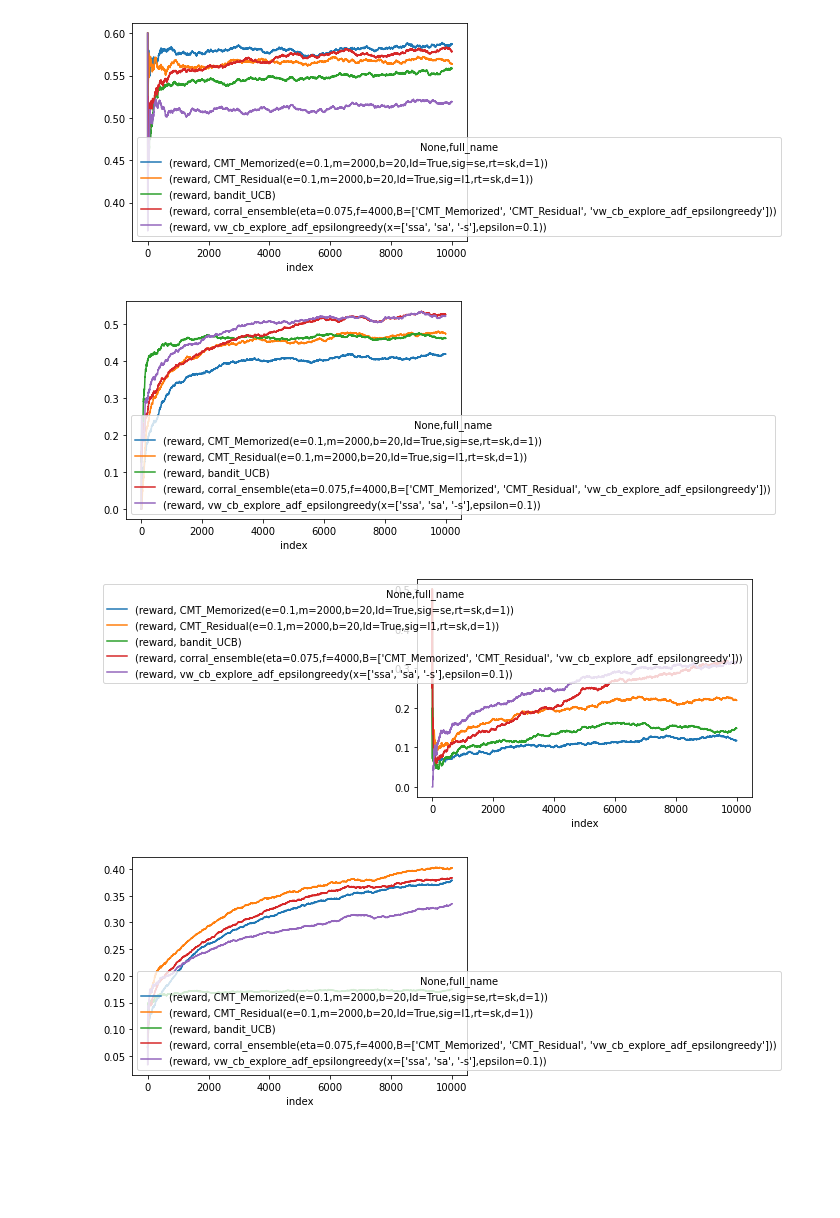
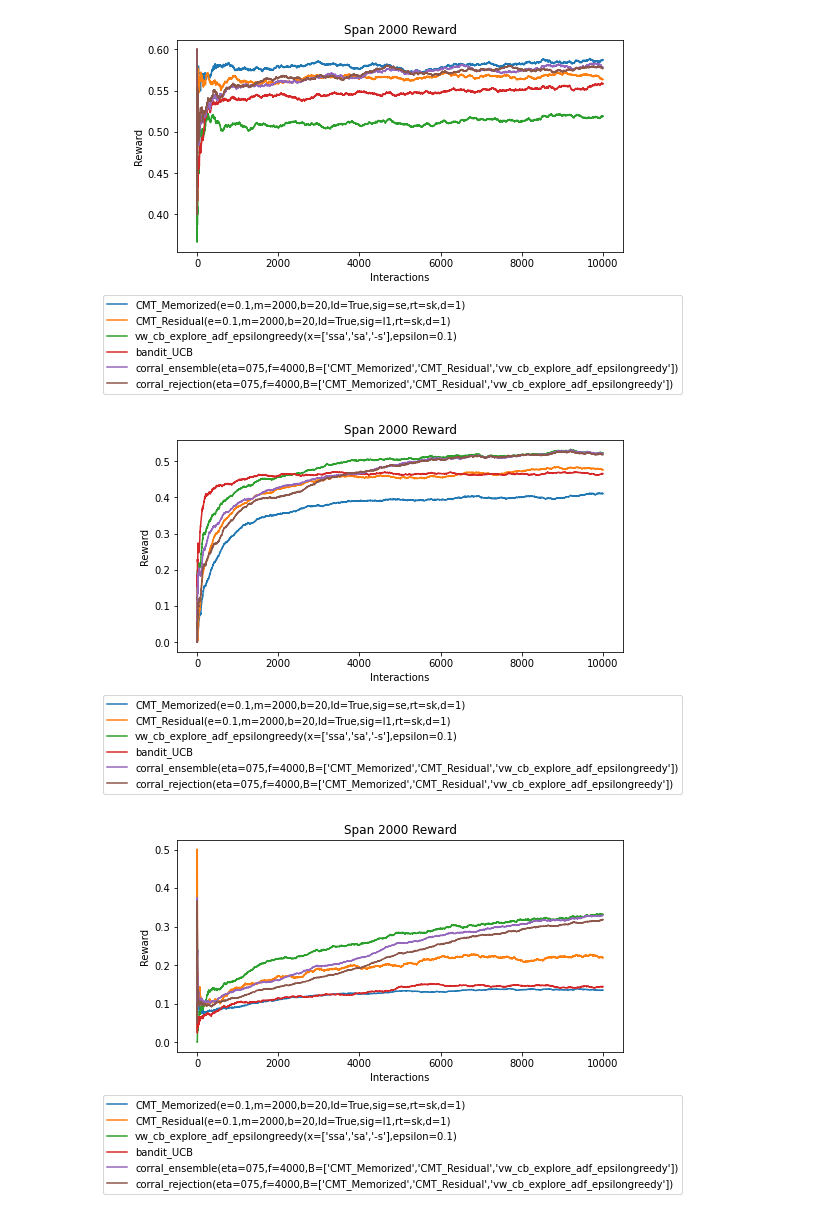
Before and after one commit to pmineiro/memoryrl, a Jupyter notebook: study1/finals/small_action/analysis.ipynb, the cells around one changed output. Saved outputs shown, nothing was run; the diff lists cells and outputs as text; code cells hidden in the pictures; blank space fills up the shorter version.

Commit message:
Updating to coba 2.6.*

```diff
--- a/study1/finals/small_action/analysis.ipynb
+++ b/study1/finals/small_action/analysis.ipynb
@@ -1,18 +1,3 @@
 # %%
-log_file = "madish.log"
-
-import numpy as np
-import pandas as pd
-import coba.benchmarks as cb
-
-result = cb.Result.from_file(log_file)
-l,s,b  = result.to_pandas()
-
-repeat_cols = { col:np.repeat(b[col].values, b['N'].apply(len)) for col in b.columns.drop(['C','A','N','reward']) }
-spread_cols = { col:np.concatenate(b[col].values) for col in ['reward'] }
-index_col   = { "index":1+np.concatenate([np.arange(i) for i in b['reward'].apply(len)]) }
-
-r       = pd.DataFrame({**repeat_cols, **spread_cols, **index_col})
-cmp_ids = b.simulation_id.value_counts().reset_index(name="count").query(f"count == {len(l)}")["index"]
-
-r = r[(r['learner_id'] != 5)]
+from coba.benchmarks import Result
+result = Result.from_file("madish.log")
@@ -38,32 +4,22 @@ def create_plot(openml_id=None, steps=10000, span=None):
 # %%
 # eeg-eye-state -- predict if eyes are open or closed
 #   2 even classes
 #   14 numeric features
-create_plot(1471, 10000, 2000)
+result.plot_learners(source_matches=[1471], span=2000, show_sd=False)
 # %% [output]
-[figure, old version]
+[figure, new version]
 # %%
 # covertype
 #   7 classes dominated by 2
 #   55 features both nominal and numeric
-
-create_plot(180, 10000, 2000)
+result.plot_learners(source_matches=[180], span=2000, show_sd=False)
 # %% [output]
-[figure, old version]
+[figure, new version]
 # %%
 #kropt -- predict number of moves until checkmate given coordinates of white king, white rook and black king
 #   18 classes, sort of normally distributed
 #   3 nominal numeric features (1-8)
 #   3 nominal alpha features (a-h)
-
-create_plot(184, 10000, 2000)
+result.plot_learners(source_matches=[184], span=2000, show_sd=False)
 # %% [output]
-[figure, old version]
+[figure, new version]
-# %%
-#letter -- all capital, 20 different fonts with distortions
-#   26 classes
-#   16 numerical features describing letters
-
-create_plot(6, 10000, 2000)
-# %% [output]
-[figure, removed]
```
Also changed, not shown: parts of 13 cells of this notebook.
